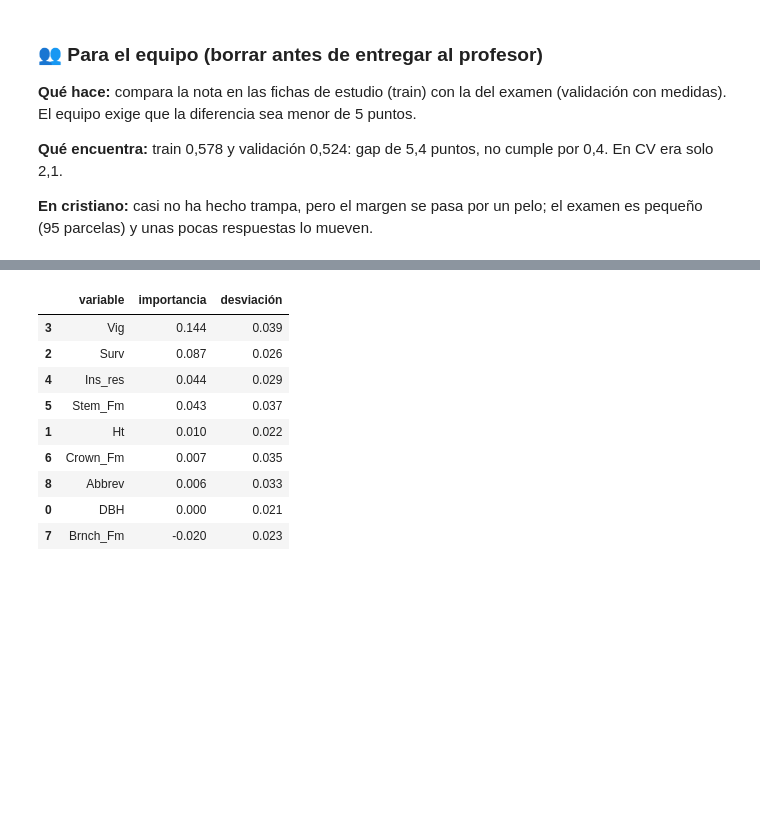
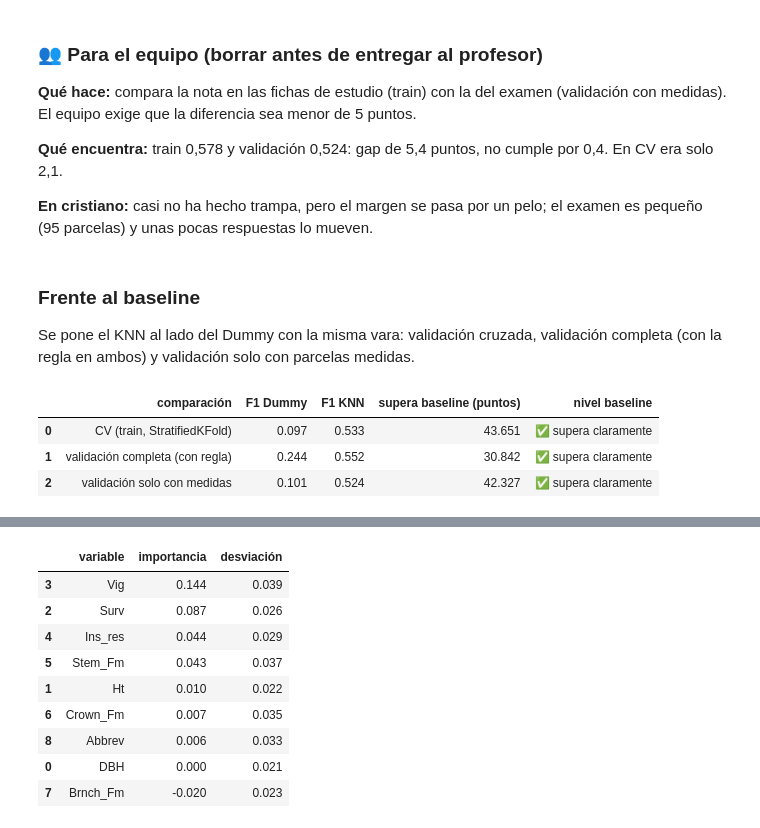
Before and after one commit to IA-P1-BCN/g3-Clasificacion-Multiclase, a Jupyter notebook: 05_knn.ipynb, the cells around one changed output, grey strips where cells are left out. Cells and saved outputs as stored; diff of their text form; code cells hidden in the pictures; blank space fills up the shorter version.

Commit message:
feat: añadir el baseline Dummy como en el árbol de decisión y comparar el KNN con él

```diff
--- a/05_knn.ipynb
+++ b/05_knn.ipynb
@@ -184,0 +235,15 @@ display(pd.DataFrame(filas).round(3))
+# %%
+dummy.fit(X_train, y_train)
+
+sin_medidas_base = X_val[MEDIDAS].isna().all(axis=1)
+pred_dummy = pd.Series(dummy.predict(X_val), index=X_val.index)
+pred_dummy.loc[sin_medidas_base] = "none"
+
+F1_DUMMY_VAL = f1_score(y_val, pred_dummy, average="macro")
+F1_DUMMY_VAL_MEDIDAS = f1_score(
+    y_val[~sin_medidas_base], pred_dummy[~sin_medidas_base], average="macro"
+)
+display(pd.DataFrame({
+    "baseline en validación": ["Dummy + regla (toda la validación)", "Dummy (solo parcelas con medidas)"],
+    "F1 macro": [F1_DUMMY_VAL, F1_DUMMY_VAL_MEDIDAS],
+}).round(3))
@@ -488,3 +565,25 @@ Cumple el criterio (< 5 puntos): no
 **Qué encuentra:** train 0,578 y validación 0,524: gap de 5,4 puntos, no cumple por 0,4. En CV era solo 2,1.
 
 **En cristiano:** casi no ha hecho trampa, pero el margen se pasa por un pelo; el examen es pequeño (95 parcelas) y unas pocas respuestas lo mueven.
+# %% [markdown]
+### Frente al baseline
+
+Se pone el KNN al lado del Dummy con la misma vara: validación cruzada, validación completa (con la regla en ambos) y validación solo con parcelas medidas.
+# %%
+comparacion = pd.DataFrame({
+    "comparación": [
+        "CV (train, StratifiedKFold)",
+        "validación completa (con regla)",
+        "validación solo con medidas",
+    ],
+    "F1 Dummy": [F1_DUMMY_CV, F1_DUMMY_VAL, F1_DUMMY_VAL_MEDIDAS],
+    "F1 KNN": [f1_comun.mean(), f1_val, f1_val_medidas],
+})
+comparacion["supera baseline (puntos)"] = (comparacion["F1 KNN"] - comparacion["F1 Dummy"]) * 100
+comparacion["nivel baseline"] = comparacion["supera baseline (puntos)"].map(nivel_baseline)
+display(comparacion.round(3))
+# %% [output]
+|  | comparación | F1 Dummy | F1 KNN | supera baseline (puntos) | nivel baseline |
+| 0 | CV (train, StratifiedKFold) | 0.097 | 0.533 | 43.651 | ✅ supera claramente |
+| 1 | validación completa (con regla) | 0.244 | 0.552 | 30.842 | ✅ supera claramente |
+| 2 | validación solo con medidas | 0.101 | 0.524 | 42.327 | ✅ supera claramente |
```
Also changed, not shown: parts of 16 cells of this notebook.
